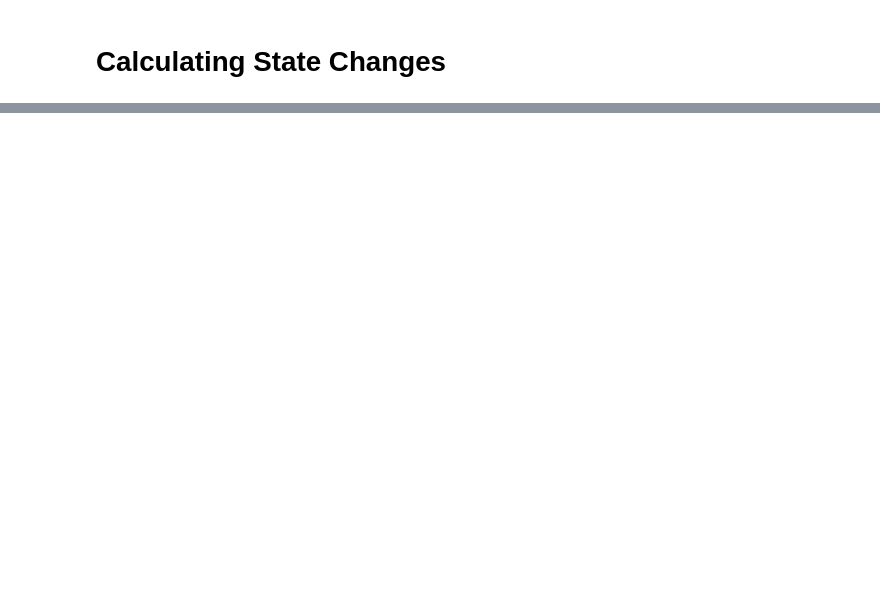
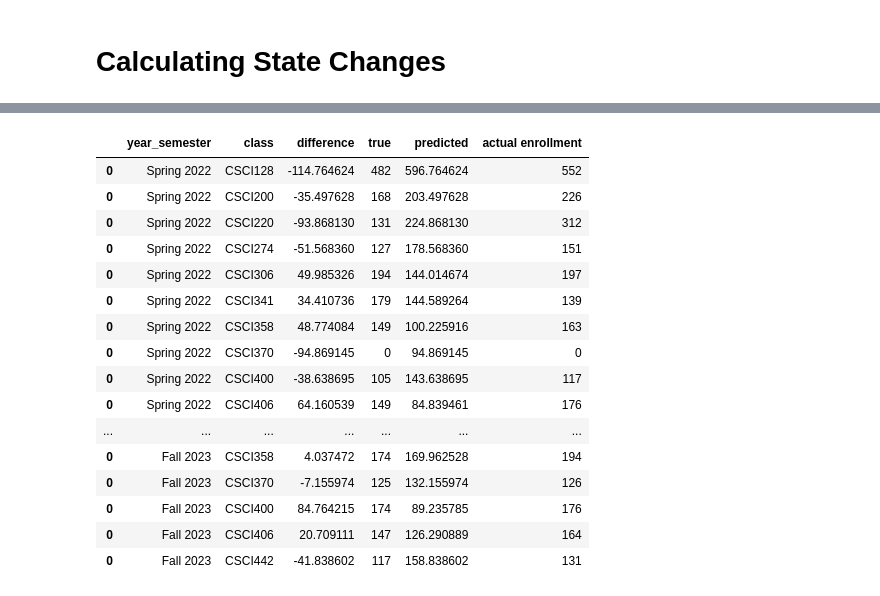
Before and after one commit to ifrycolorado/Enrollment_Project, a Jupyter notebook: src/state_estimator.ipynb, the cells around one changed output, grey strips where cells are left out. Saved outputs shown, nothing was run; the diff lists cells and outputs as text; code cells hidden in the pictures; blank space fills up the shorter version.

Commit message:
Predictions for one stage of Markov.

```diff
--- a/src/state_estimator.ipynb
+++ b/src/state_estimator.ipynb
@@ -162,0 +164,43 @@ Here's what it needs to be formatted like:
+# %%
+semesters_list = ['Fall 2021', 'Spring 2022', 'Fall 2022', 'Spring 2023', 'Fall 2023']
+# %%
+# create storage df
+results_df = pd.DataFrame(columns=['year_semester', 'class', 'difference', 'true', 'predicted', 'actual enrollment'])
+
+# just cs classes
+cs_classes = [cl for cl in classes if cl[:4] == 'CSCI']
+
+# get predictions
+for index in range(1, len(semesters_list)):
+
+    # get predicted passes
+    state_vector = get_state_vector(semesters_list[index-1])
+    predicted_fall23 = state_vector @ normalized_adj_matrix
+    predicted_count_dict = count_taken(predicted_fall23)
+
+    # get actual passes
+    actual_count_dict = find_actual_pass(semesters_list[index])
+
+    # get previous semester
+    prev_count_dict = count_taken(state_vector)
+
+    # get enrollment
+    enrollment = get_enrollment(semesters_list[index])
+
+    # find difference prev and true
+    true_comparison_dict = {cl: actual_count_dict[cl] for cl in cs_classes}
+
+    # find difference prev and predicted
+    predicted_comparison_dict = {cl: predicted_count_dict[cl] - prev_count_dict[cl] for cl in cs_classes}
+
+    # find error between true and predicted
+    error_dict = {cl: actual_count_dict[cl] - predicted_comparison_dict[cl] for cl in cs_classes}
+
+    # find difference true and predicted
+    print(f"PREDICTIONS FOR {semesters_list[index].upper()}")
+    for cl in cs_classes:
+        enroll_value = enrollment[enrollment['CrseNum'] == cl[4:]]['Act'].values[0]
+
+        # add results to results_df
+        results_df = pd.concat([results_df, pd.DataFrame([[semesters_list[index], cl, error_dict[cl], true_comparison_dict[cl], predicted_comparison_dict[cl], enroll_value]],
+                                                         columns=['year_semester', 'class', 'difference', 'true', 'predicted', 'actual enrollment'])])
@@ -162,0 +229,20 @@ Here's what it needs to be formatted like:
+# %%
+results_df
+# %% [output]
+|  | year_semester | class | difference | true | predicted | actual enrollment |
+| 0 | Spring 2022 | CSCI128 | -114.764624 | 482 | 596.764624 | 552 |
+| 0 | Spring 2022 | CSCI200 | -35.497628 | 168 | 203.497628 | 226 |
+| 0 | Spring 2022 | CSCI220 | -93.868130 | 131 | 224.868130 | 312 |
+| 0 | Spring 2022 | CSCI274 | -51.568360 | 127 | 178.568360 | 151 |
+| 0 | Spring 2022 | CSCI306 | 49.985326 | 194 | 144.014674 | 197 |
+| 0 | Spring 2022 | CSCI341 | 34.410736 | 179 | 144.589264 | 139 |
+| 0 | Spring 2022 | CSCI358 | 48.774084 | 149 | 100.225916 | 163 |
+| 0 | Spring 2022 | CSCI370 | -94.869145 | 0 | 94.869145 | 0 |
+| 0 | Spring 2022 | CSCI400 | -38.638695 | 105 | 143.638695 | 117 |
+| 0 | Spring 2022 | CSCI406 | 64.160539 | 149 | 84.839461 | 176 |
+| ... | ... | ... | ... | ... | ... | ... |
+| 0 | Fall 2023 | CSCI358 | 4.037472 | 174 | 169.962528 | 194 |
+| 0 | Fall 2023 | CSCI370 | -7.155974 | 125 | 132.155974 | 126 |
+| 0 | Fall 2023 | CSCI400 | 84.764215 | 174 | 89.235785 | 176 |
+| 0 | Fall 2023 | CSCI406 | 20.709111 | 147 | 126.290889 | 164 |
+| 0 | Fall 2023 | CSCI442 | -41.838602 | 117 | 158.838602 | 131 |
```
Also changed, not shown: parts of 13 cells of this notebook, 6 other files.
